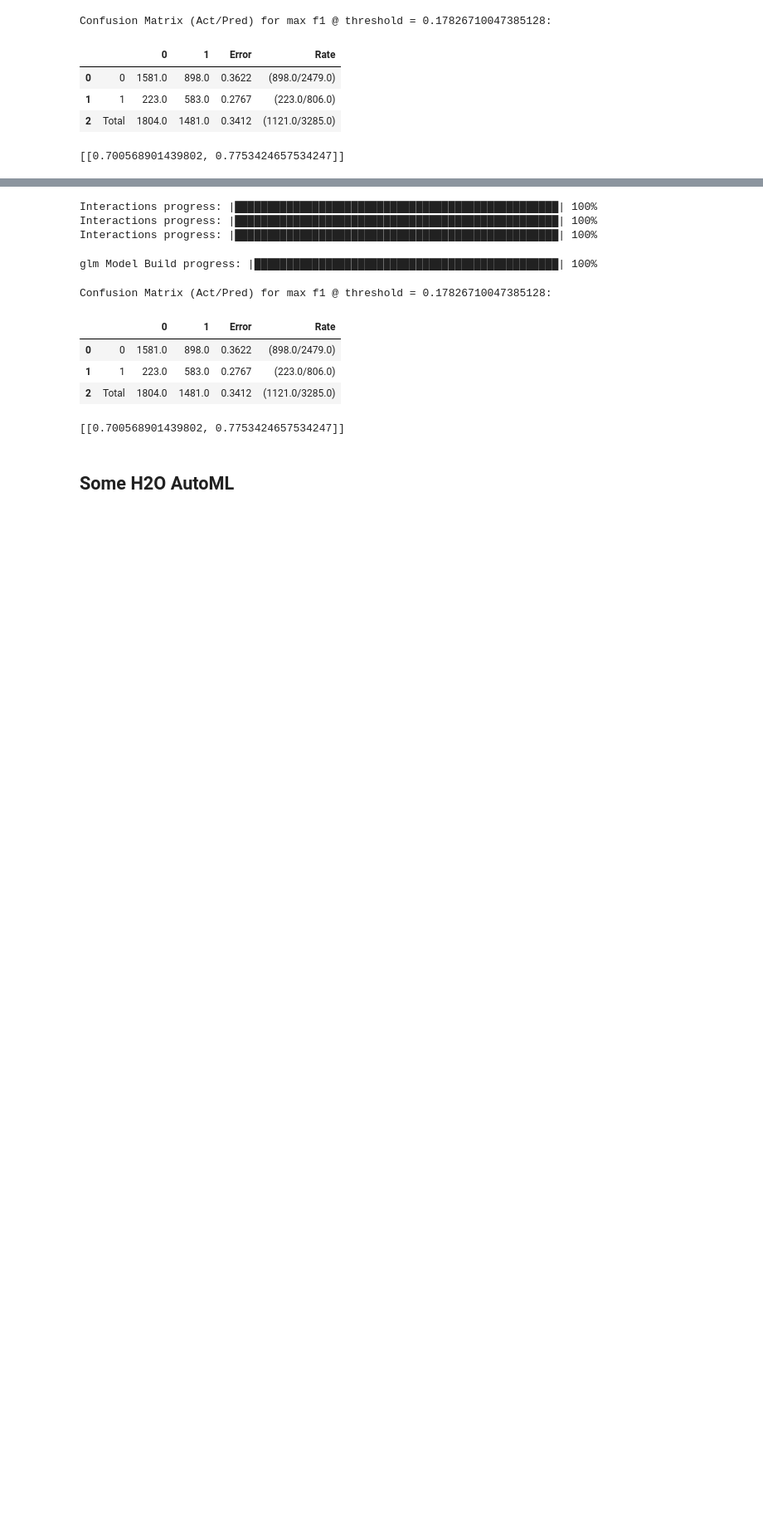
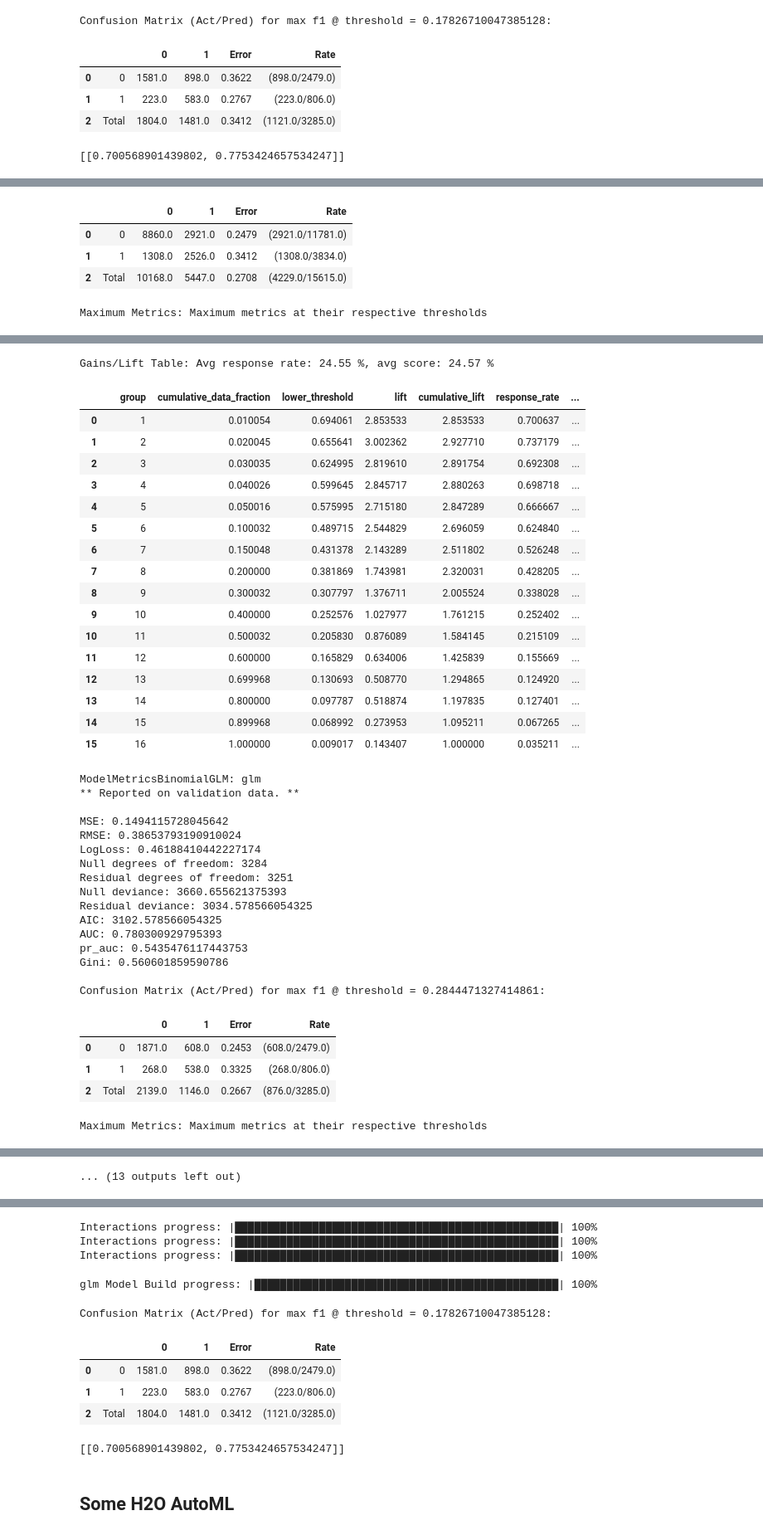
Before and after one commit to wileeam/promotion-classification, a Jupyter notebook: promotion_classification.ipynb, the cells around one changed output, grey strips where cells are left out. Shown: that part at 83% size. Saved outputs shown, nothing was run; the diff lists cells and outputs as text; code cells hidden in the pictures; blank space fills up the shorter version.

```diff
--- a/promotion_classification.ipynb
+++ b/promotion_classification.ipynb
@@ -264,9 +379,11 @@ glm_bi_search_v1 = H2OGeneralizedLinearEstimator(
                         model_id='glm_v1_1',
                         family='binomial',
                         solver='L_BFGS',
-                        nfolds=25,
+                        nfolds=20,
                         lambda_search=True,
+                        alpha=.5,
                         balance_classes=True) # This does not matter much according to the official documentation.
 glm_bi_search_v1.train(predictors, response, training_frame=trn_h2o, validation_frame=vld_h2o)
+glm_bi_search_v1
 # %% [output]
 glm Model Build progress: |███████████████████████████████████████████████| 100%
@@ -272,0 +415,5 @@ glm Model Build progress: |█████████████████
+|  |  | 0 | 1 | Error | Rate |
+| 0 | 0 | 8860.0 | 2921.0 | 0.2479 | (2921.0/11781.0) |
+| 1 | 1 | 1308.0 | 2526.0 | 0.3412 | (1308.0/3834.0) |
+| 2 | Total | 10168.0 | 5447.0 | 0.2708 | (4229.0/15615.0) |
+Maximum Metrics: Maximum metrics at their respective thresholds
@@ -272,0 +437,39 @@ glm Model Build progress: |█████████████████
+Gains/Lift Table: Avg response rate: 24.55 %, avg score: 24.57 %
+|  |  | group | cumulative_data_fraction | lower_threshold | lift | cumulative_lift | response_rate | ... |
+| 0 |  | 1 | 0.010054 | 0.694061 | 2.853533 | 2.853533 | 0.700637 | ... |
+| 1 |  | 2 | 0.020045 | 0.655641 | 3.002362 | 2.927710 | 0.737179 | ... |
+| 2 |  | 3 | 0.030035 | 0.624995 | 2.819610 | 2.891754 | 0.692308 | ... |
+| 3 |  | 4 | 0.040026 | 0.599645 | 2.845717 | 2.880263 | 0.698718 | ... |
+| 4 |  | 5 | 0.050016 | 0.575995 | 2.715180 | 2.847289 | 0.666667 | ... |
+| 5 |  | 6 | 0.100032 | 0.489715 | 2.544829 | 2.696059 | 0.624840 | ... |
+| 6 |  | 7 | 0.150048 | 0.431378 | 2.143289 | 2.511802 | 0.526248 | ... |
+| 7 |  | 8 | 0.200000 | 0.381869 | 1.743981 | 2.320031 | 0.428205 | ... |
+| 8 |  | 9 | 0.300032 | 0.307797 | 1.376711 | 2.005524 | 0.338028 | ... |
+| 9 |  | 10 | 0.400000 | 0.252576 | 1.027977 | 1.761215 | 0.252402 | ... |
+| 10 |  | 11 | 0.500032 | 0.205830 | 0.876089 | 1.584145 | 0.215109 | ... |
+| 11 |  | 12 | 0.600000 | 0.165829 | 0.634006 | 1.425839 | 0.155669 | ... |
+| 12 |  | 13 | 0.699968 | 0.130693 | 0.508770 | 1.294865 | 0.124920 | ... |
+| 13 |  | 14 | 0.800000 | 0.097787 | 0.518874 | 1.197835 | 0.127401 | ... |
+| 14 |  | 15 | 0.899968 | 0.068992 | 0.273953 | 1.095211 | 0.067265 | ... |
+| 15 |  | 16 | 1.000000 | 0.009017 | 0.143407 | 1.000000 | 0.035211 | ... |
+ModelMetricsBinomialGLM: glm
+** Reported on validation data. **
+
+MSE: 0.1494115728045642
+RMSE: 0.38653793190910024
+LogLoss: 0.46188410442227174
+Null degrees of freedom: 3284
+Residual degrees of freedom: 3251
+Null deviance: 3660.655621375393
+Residual deviance: 3034.578566054325
+AIC: 3102.578566054325
+AUC: 0.780300929795393
+pr_auc: 0.5435476117443753
+Gini: 0.560601859590786
+
+Confusion Matrix (Act/Pred) for max f1 @ threshold = 0.2844471327414861:
+|  |  | 0 | 1 | Error | Rate |
+| 0 | 0 | 1871.0 | 608.0 | 0.2453 | (608.0/2479.0) |
+| 1 | 1 | 268.0 | 538.0 | 0.3325 | (268.0/806.0) |
+| 2 | Total | 2139.0 | 1146.0 | 0.2667 | (876.0/3285.0) |
+Maximum Metrics: Maximum metrics at their respective thresholds
@@ -273,3 +493,4 @@ glm Model Build progress: |█████████████████
+... (13 outputs left out)
 # %%
 # Show the confussion matrix
 glm_bi_search_v1.confusion_matrix(valid=True)
```
Also changed, not shown: parts of 13 cells of this notebook.
